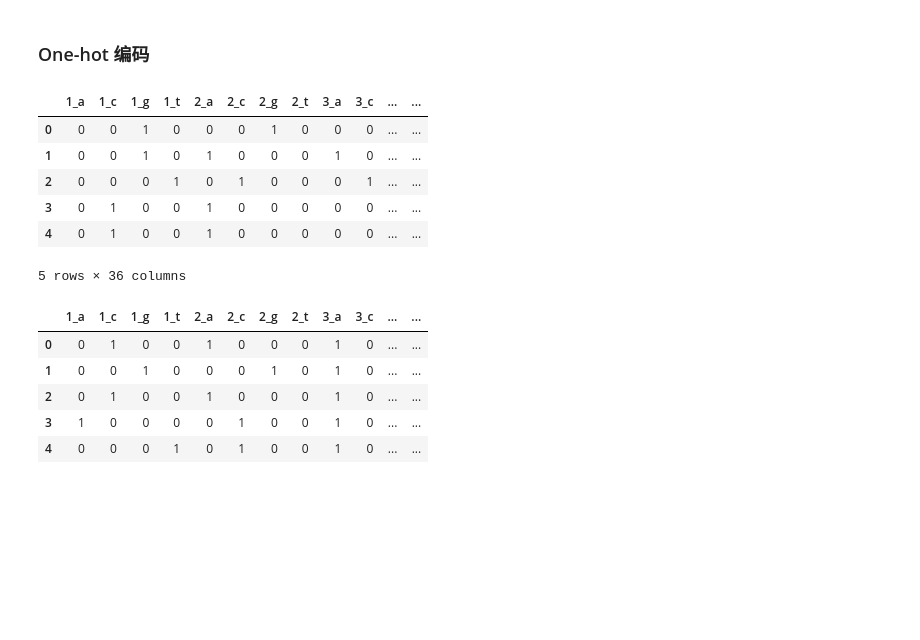
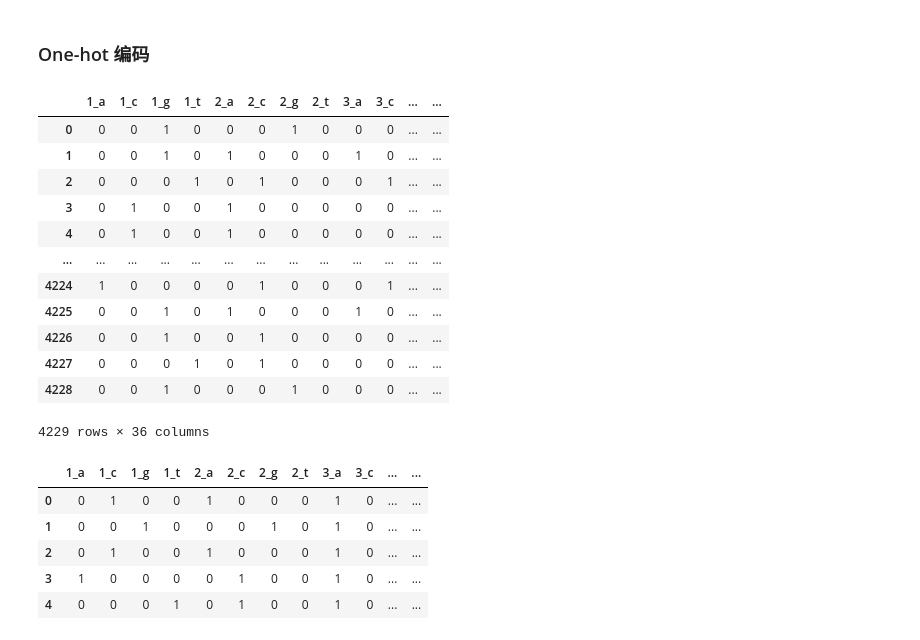
Before and after one commit to LudensZhang/bioinformatic_data_mining, a Jupyter notebook: ML_for_donar_finding.ipynb, the cells around one changed output. Saved outputs shown, nothing was run; the diff lists cells and outputs as text; code cells hidden in the pictures; blank space fills up the shorter version.

```diff
--- a/ML_for_donar_finding.ipynb
+++ b/ML_for_donar_finding.ipynb
@@ -57,8 +57,8 @@ def LoadData(files, file_path):
                 normal_seq = seq[normal_position - 4:normal_position + 5]
 
                 while normal_position in site_positions or \
-                    'n' in normal_seq or \
-                    len(normal_seq) != 9:    # 排除donar位点与'n'
+                    set(normal_seq) != {'a', 't', 'c', 'g'} or \
+                    len(normal_seq) != 9:    # 排除donar位点与'n', 'm' 等
 
                     normal_position = np.random.randint(len(seq) - 9)
                     normal_seq = seq[normal_position - 4:normal_position + 5]
@@ -89,16 +89,22 @@ Loading data from dataset/TestingSet...
 # %%
 X_train = train_df['Seq'].str.split('', expand = True).iloc[:, 1:10]
 X_train = pd.get_dummies(X_train)
 y_train = train_df['Donar']
-X_train.head()
+X_train
 # %% [output]
 |  | 1_a | 1_c | 1_g | 1_t | 2_a | 2_c | 2_g | 2_t | 3_a | 3_c | ... | ... |
 | 0 | 0 | 0 | 1 | 0 | 0 | 0 | 1 | 0 | 0 | 0 | ... | ... |
 | 1 | 0 | 0 | 1 | 0 | 1 | 0 | 0 | 0 | 1 | 0 | ... | ... |
 | 2 | 0 | 0 | 0 | 1 | 0 | 1 | 0 | 0 | 0 | 1 | ... | ... |
 | 3 | 0 | 1 | 0 | 0 | 1 | 0 | 0 | 0 | 0 | 0 | ... | ... |
 | 4 | 0 | 1 | 0 | 0 | 1 | 0 | 0 | 0 | 0 | 0 | ... | ... |
+| ... | ... | ... | ... | ... | ... | ... | ... | ... | ... | ... | ... | ... |
+| 4224 | 1 | 0 | 0 | 0 | 0 | 1 | 0 | 0 | 0 | 1 | ... | ... |
+| 4225 | 0 | 0 | 1 | 0 | 1 | 0 | 0 | 0 | 1 | 0 | ... | ... |
+| 4226 | 0 | 0 | 1 | 0 | 0 | 1 | 0 | 0 | 0 | 0 | ... | ... |
+| 4227 | 0 | 0 | 0 | 1 | 0 | 1 | 0 | 0 | 0 | 0 | ... | ... |
+| 4228 | 0 | 0 | 1 | 0 | 0 | 0 | 1 | 0 | 0 | 0 | ... | ... |
-5 rows × 36 columns
+4229 rows × 36 columns
 # %%
 X_test = test_df['Seq'].str.split('', expand = True).iloc[:, 1:10]
 X_test = pd.get_dummies(X_test)
```
Also changed, not shown: parts of 10 cells of this notebook.
